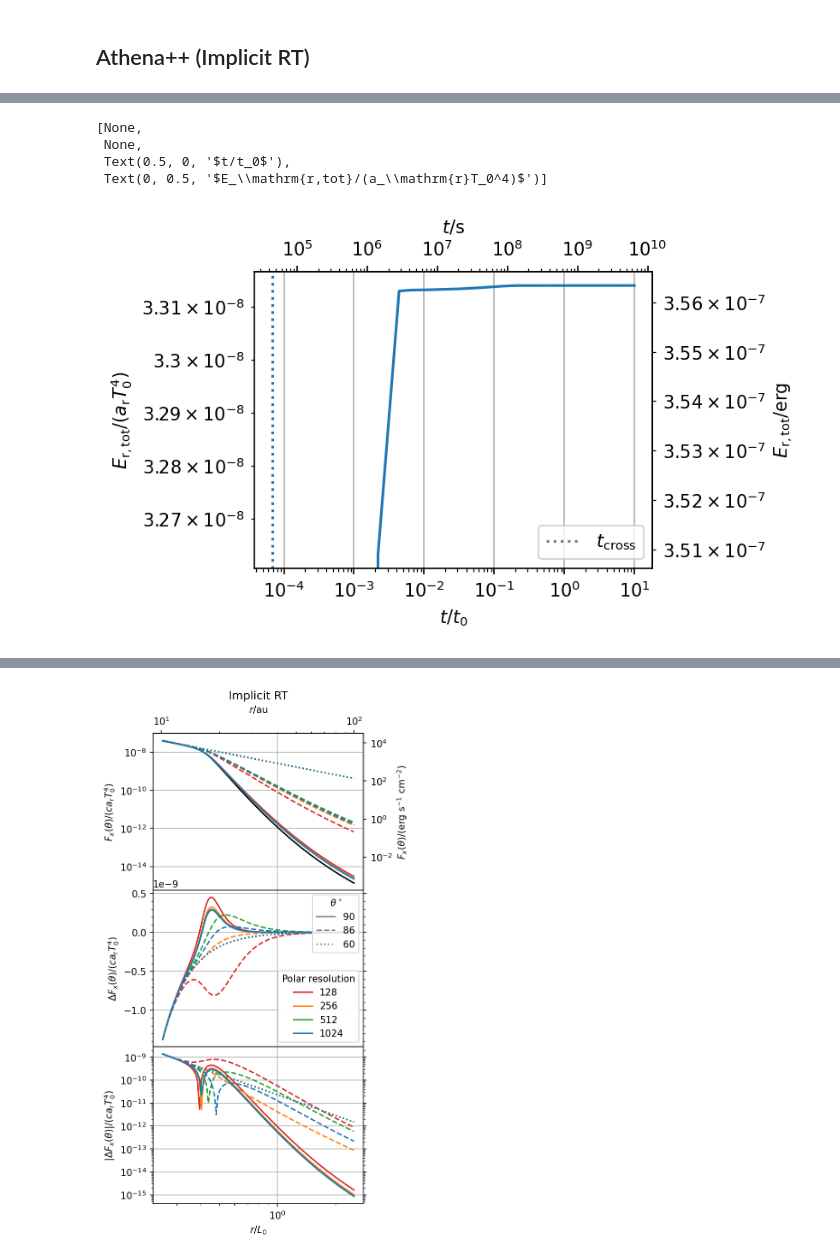
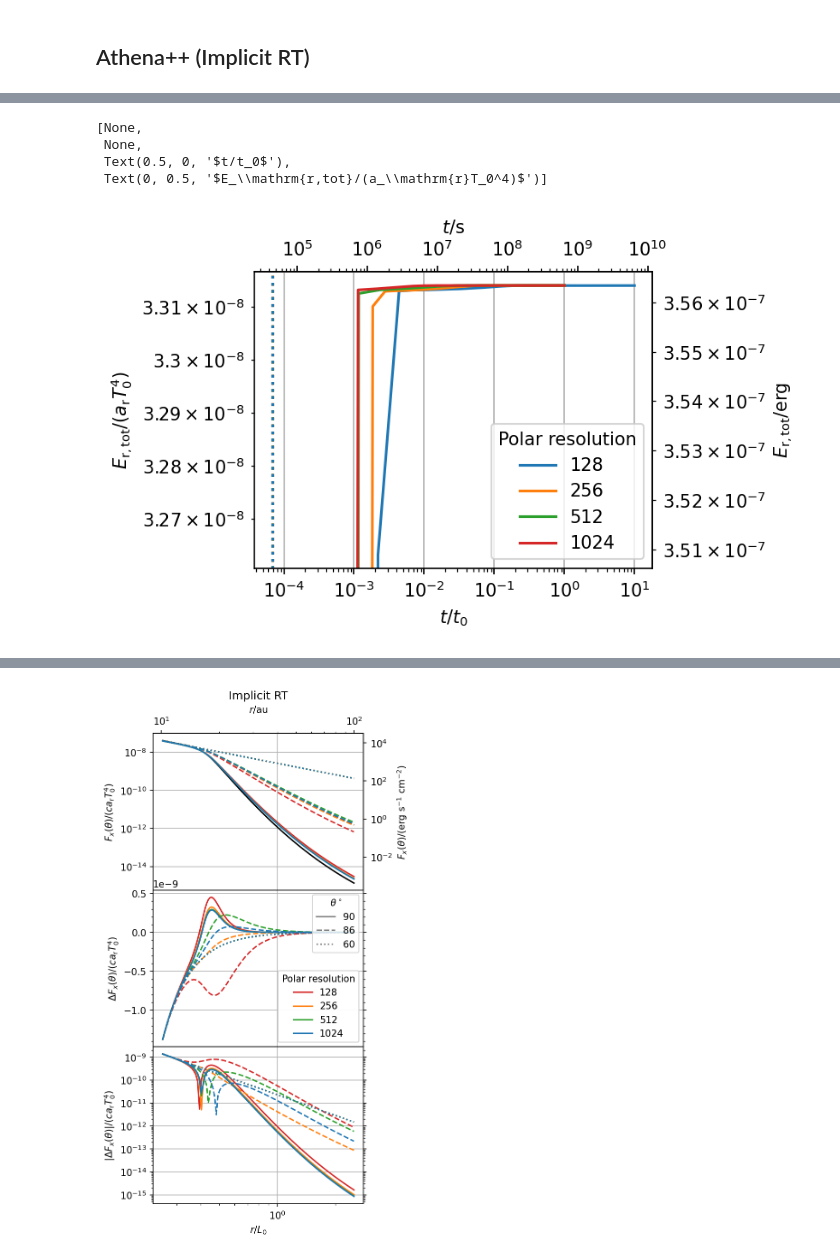
Before and after one commit to sabaronett/rad-hydro, a Jupyter notebook: athena/dev/yanfeij/const_opac_raytrace/implicit/Fsun/ImplicitRT.ipynb, the cells around one changed output, grey strips where cells are left out. Saved outputs shown, nothing was run; the diff lists cells and outputs as text; code cells hidden in the pictures.

```diff
--- a/athena/dev/yanfeij/const_opac_raytrace/implicit/Fsun/ImplicitRT.ipynb
+++ b/athena/dev/yanfeij/const_opac_raytrace/implicit/Fsun/ImplicitRT.ipynb
@@ -445,63 +502,67 @@ import athena_read
 
 problem_id = 'const_opac_raytrace'
 fig, ax = plt.subplots(figsize=(4, 3), dpi=150)
+tab_colors = ['tab:red', 'tab:orange', 'tab:green', 'tab:blue', 'tab:purple',
+              'tab:brown', 'tab:pink', 'tab:gray', 'tab:olive', 'tab:cyan']
+runs = ['128nx2', '256nx2', '512nx2', '1024nx2']
 crat = None
 theta = None
 
 # Read and plot
-path = f'128nx2'
-athinput = athena_read.athinput(f'{path}/athinput.{problem_id}')
-Vmax = 4/3*np.pi*athinput['mesh']['x1max']**3
-Vmin = 4/3*np.pi*athinput['mesh']['x1min']**3
-Vtot = (Vmax - Vmin)/2
-gamma = athinput['hydro']['gamma']       # C_p/C_v = 1 + 2/DoF
-hst = athena_read.hst(f'{path}/output/{problem_id}.hst')
-T = hst['tot-E']*(gamma - 1)*Vtot/hst['mass']
+for i, run in enumerate(runs):
+    path = f'{run}'
+    athinput = athena_read.athinput(f'{path}/athinput.{problem_id}')
+    Vmax = 4/3*np.pi*athinput['mesh']['x1max']**3
+    Vmin = 4/3*np.pi*athinput['mesh']['x1min']**3
+    Vtot = (Vmax - Vmin)/2
+    gamma = athinput['hydro']['gamma']       # C_p/C_v = 1 + 2/DoF
+    hst = athena_read.hst(f'{path}/output/{problem_id}.hst')
+    T = hst['tot-E']*(gamma - 1)*Vtot/hst['mass']
 
-ax.plot(hst['time'], hst['Er'])
+    ax.plot(hst['time'], hst['Er'], label=f'{run[:-3]}')
 
-# Compute light crossing time for oblique beams
-Lx = athinput['mesh']['x1max'] - athinput['mesh']['x1min']
-with open(f'{path}/output/Rad_angles.txt') as Rad_angles:
-    lines = Rad_angles.read().splitlines()
-    crat = float(lines[1].split()[1])
-    mu = lines[38]
-    mu_x, mu_y = float(mu.split()[1]), float(mu.split()[2])
-    theta = np.arctan(mu_y/mu_x)
+    # Compute light crossing time for oblique beams
+    Lx = athinput['mesh']['x1max'] - athinput['mesh']['x1min']
+    with open(f'{path}/output/Rad_angles.txt') as Rad_angles:
+        lines = Rad_angles.read().splitlines()
+        crat = float(lines[1].split()[1])
+        mu = lines[38]
+        mu_x, mu_y = float(mu.split()[1]), float(mu.split()[2])
+        theta = np.arctan(mu_y/mu_x)
 
-t_cross = Lx/np.cos(theta)/crat
+    t_cross = Lx/np.cos(theta)/crat
 
-ax.axvline(t_cross, color='tab:blue', linestyle=':')
+    ax.axvline(t_cross, color=tab_colors[i], linestyle=':')
 
 # Format secondary axes in cgs
 def t2s(t):
     return t*length_unit/cs_iso
 
 def E2erg(E):
     return E*arad*T_unit**4
 
 ax_r = ax.secondary_xaxis('top', functions=(t2s, t2s))
 ax_E = ax.secondary_yaxis('right', functions=(E2erg, E2erg))
 ax_r.minorticks_on()
 ax_E.minorticks_on()
 ax_r.set(xlabel=r'$t$/s')
 ax_E.set(ylabel=r'$E_\mathrm{r,tot}$/erg')
 
 # Plot ghost point(s) for colorless linestyles
-ax.plot([], [], 'tab:gray', linestyle=':', label=r'$t_\mathrm{cross}$')
+# ax.plot([], [], 'tab:gray', linestyle=':', label=r'$t_\mathrm{cross}$')
 
 # Format (sub)plots
 ax.grid()
 ax.minorticks_on()
 ax.set()
 
-ax.legend()
+ax.legend(title='Polar resolution')
 ax.set(xscale='log', yscale='log', xlabel='$t/t_0$',
        ylabel=r'$E_\mathrm{r,tot}/(a_\mathrm{r}T_0^4)$')
 # plt.savefig(f'NAME.jpg', bbox_inches='tight', pad_inches=0.01)
 # %% [output]
 [None,
  None,
  Text(0.5, 0, '$t/t_0$'),
  Text(0, 0.5, '$E_\\mathrm{r,tot}/(a_\\mathrm{r}T_0^4)$')]
-[figure, old version]
+[figure, new version]
```
Also changed, not shown: parts of 3 cells of this notebook, 3 other files.
